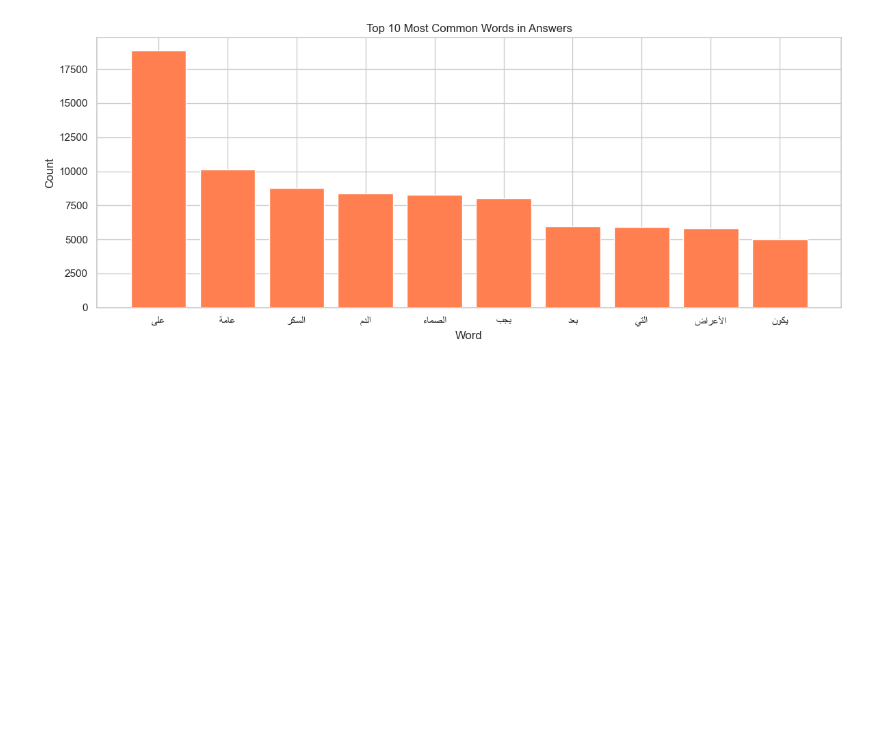
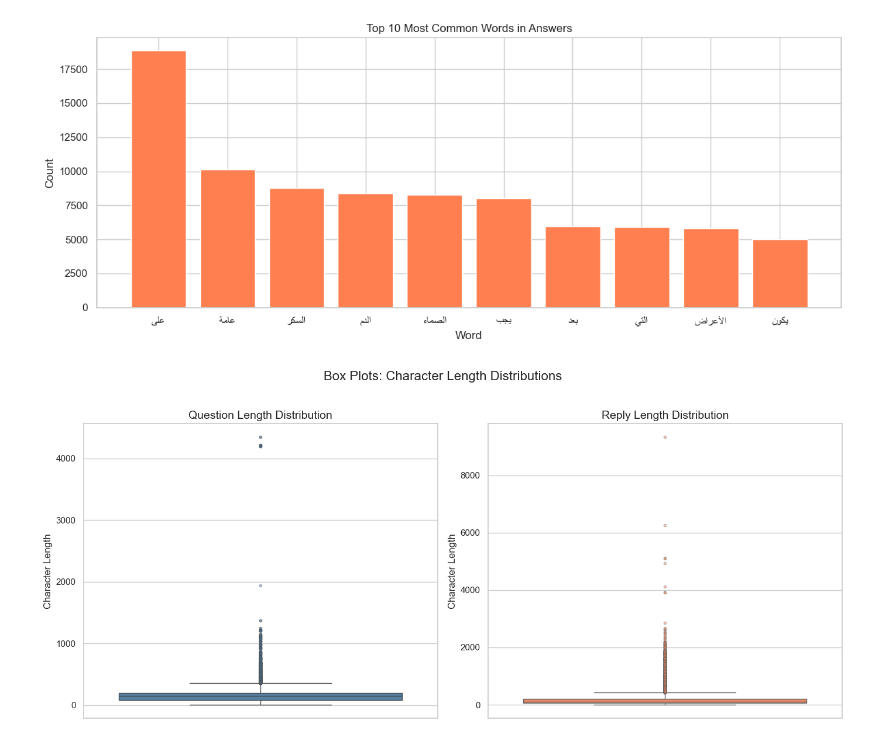
Before and after one commit to Eslamusamaaa/Medical-LLM-Finetuning, a Jupyter notebook: notebooks/EDA.ipynb, the cells around one changed output. Drawn from its saved outputs; the diff is of its cells as text; code cells hidden in the pictures; blank space fills up the shorter version.

Commit message:
Added More Visualizations

```diff
--- a/notebooks/EDA.ipynb
+++ b/notebooks/EDA.ipynb
@@ -180,3 +180,21 @@ plt.savefig('../reports/top_answer_words.png', dpi=150)
 plt.show()
 # %% [output]
 [figure]
+# %%
+fig, axes = plt.subplots(1, 2, figsize=(14, 6))
+
+sns.boxplot(y=df['question_len'], ax=axes[0], color='steelblue',
+            flierprops=dict(marker='o', markerfacecolor='steelblue', markersize=3, alpha=0.4))
+axes[0].set_title('Question Length Distribution', fontsize=14)
+axes[0].set_ylabel('Character Length')
+
+sns.boxplot(y=df['reply_len'], ax=axes[1], color='coral',
+            flierprops=dict(marker='o', markerfacecolor='coral', markersize=3, alpha=0.4))
+axes[1].set_title('Reply Length Distribution', fontsize=14)
+axes[1].set_ylabel('Character Length')
+
+plt.suptitle('Box Plots: Character Length Distributions', fontsize=16, y=1.02)
+plt.tight_layout()
+plt.show()
+# %% [output]
+[figure, added]
```
Also changed, not shown: parts of 7 cells of this notebook.
